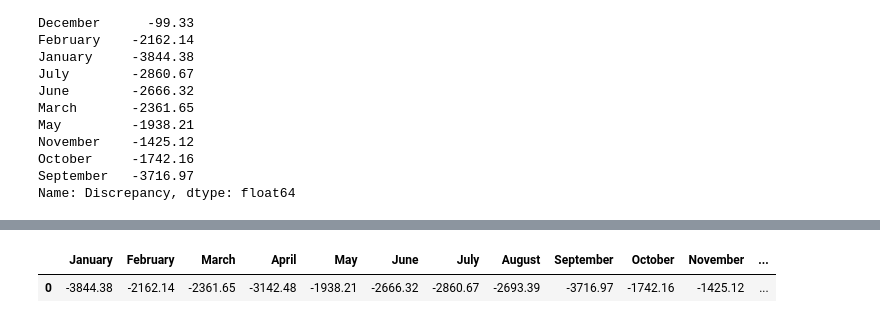
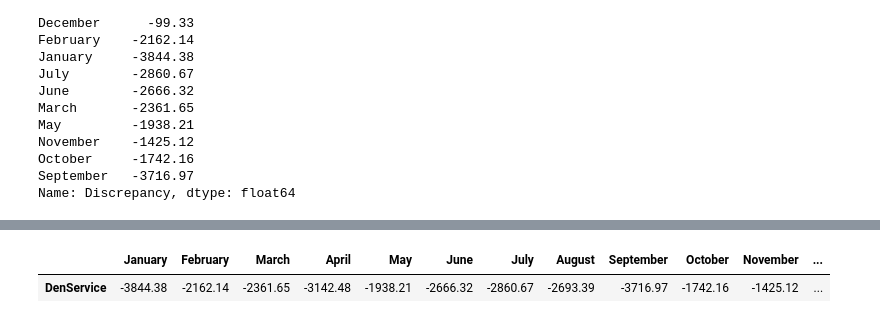
Before and after one commit to sarahheavner/NatlAcctPricing, a Jupyter notebook: Resources/Pricing.ipynb, the cells around one changed output, grey strips where cells are left out. Saved outputs shown, nothing was run; the diff lists cells and outputs as text; code cells hidden in the pictures.

Commit message:
finished DEN service summary

```diff
--- a/Resources/Pricing.ipynb
+++ b/Resources/Pricing.ipynb
@@ -186,14 +186,15 @@ Name: Cause, dtype: int64
 # %%
 #combine Causes into main categories
 invpricing["Cause"] = invpricing["Cause"].replace({"Part Pricing - Raymond": "Part_Pricing", "Part Pricing - TVH/Durasource":"Part_Pricing",
-                                                  "Part Pricing - Misc":"Part_Pricing", "Tax":"Tax_Enviro", "Environmental Fee":"Tax_Enviro",
-                                                  "PO Funds":"Over_NTE", "Insufficient PO Funds":"Over_NTE", "Incorrect Labor Rate":"Incorrect_Rate",
+                                                  "Part Pricing - Misc":"Part_Pricing", "Tax":"Tax_Enviro", "Environmental Fee":"Tax_Enviro", "Over NTE":"Over_NTE",
+                                                   "PO funds":"Over_NTE", "PO Funds":"Over_NTE", "Insufficient PO Funds":"Over_NTE", "Incorrect Labor Rate":"Incorrect_Rate",
                                                   "Discount Labor Line":"Incorrect_Rate", "Incorrect PM Rate":"Incorrect_Rate", "Incorrect Part Pricing":
                                                   "Incorrect_Rate", "Incorrect Labor Rate/Amt":"Incorrect_Rate" , "Productive Rounding":"Incorrect_Rate",
                                                   "Entry Error - Labor Quantity":"Entry_Error", "Entry Error - Freight": "Entry_Error",
                                                     "Entry Error - Travel Quantity":"Entry_Error", "Entry Error - Misc Charge":"Entry_Error",
                                                    "Entry Error - Part Pricing":"Entry_Error", "Entry Error - Travel Rate":"Entry_Error", "Entry Error - Part Quantity":
-                                                  "Entry_Error", "Entry Error - SM Pricing":"Entry_Error"})
+                                                  "Entry_Error", "Entry Error - SM Pricing":"Entry_Error", "PDN":"Misc_Charge", "Tire Press":"Misc_Charge",
+                                                   "Tire Disposal":"Misc_Charge", "Entry Error - Tire Press":"Misc_Charge"})
 
 
 invpricing["Cause"].value_counts()
@@ -255,7 +256,10 @@ October     -1742.16
 September   -3716.97
 Name: Discrepancy, dtype: float64
 # %%
+#Calculate
 den_categorical = den_df.groupby(["Cause"]).sum("Discrepancy")
 
+den_categorical = den_categorical["Discrepancy"]
+
 den_categorical
 # %% [output]
@@ -276,11 +276,19 @@ den_categorical
 # %%
 #create new DF with month and cause $$ amounts
 den_service = pd.DataFrame({"January":[den_monthly.January], "February":[den_monthly.February], "March":[den_monthly.March],
                            "April":[den_monthly.April], "May":[den_monthly.May], "June":[den_monthly.June], "July":[den_monthly.July],
                            "August":[den_monthly.August], "September":[den_monthly.September], "October":[den_monthly.October],
-                           "November":[den_monthly.November], "December":[den_monthly.December]})
+                           "November":[den_monthly.November], "December":[den_monthly.December], "Part_Pricing":[den_categorical.Part_Pricing],
+                           "Over_NTE":[den_categorical.Over_NTE], "Consumables":[den_categorical.Consumables],
+                            "Entry_Error":[den_categorical.Entry_Error], "Incorrect_Rate":[den_categorical.Incorrect_Rate], "Misc_Charge":[den_categorical.Misc_Charge],
+                           "Tax_Enviro":[den_categorical.Tax_Enviro]})
 
-den_service
+
+
+#rename index to branch/dept
+denserv_summary=den_service.rename({0: "DenService"})
+
+denserv_summary
 # %% [output]
 |  | January | February | March | April | May | June | July | August | September | October | November | ... |
-| 0 | -3844.38 | -2162.14 | -2361.65 | -3142.48 | -1938.21 | -2666.32 | -2860.67 | -2693.39 | -3716.97 | -1742.16 | -1425.12 | ... |
+| DenService | -3844.38 | -2162.14 | -2361.65 | -3142.48 | -1938.21 | -2666.32 | -2860.67 | -2693.39 | -3716.97 | -1742.16 | -1425.12 | ... |
```
Also changed, not shown: parts of 4 cells of this notebook.
